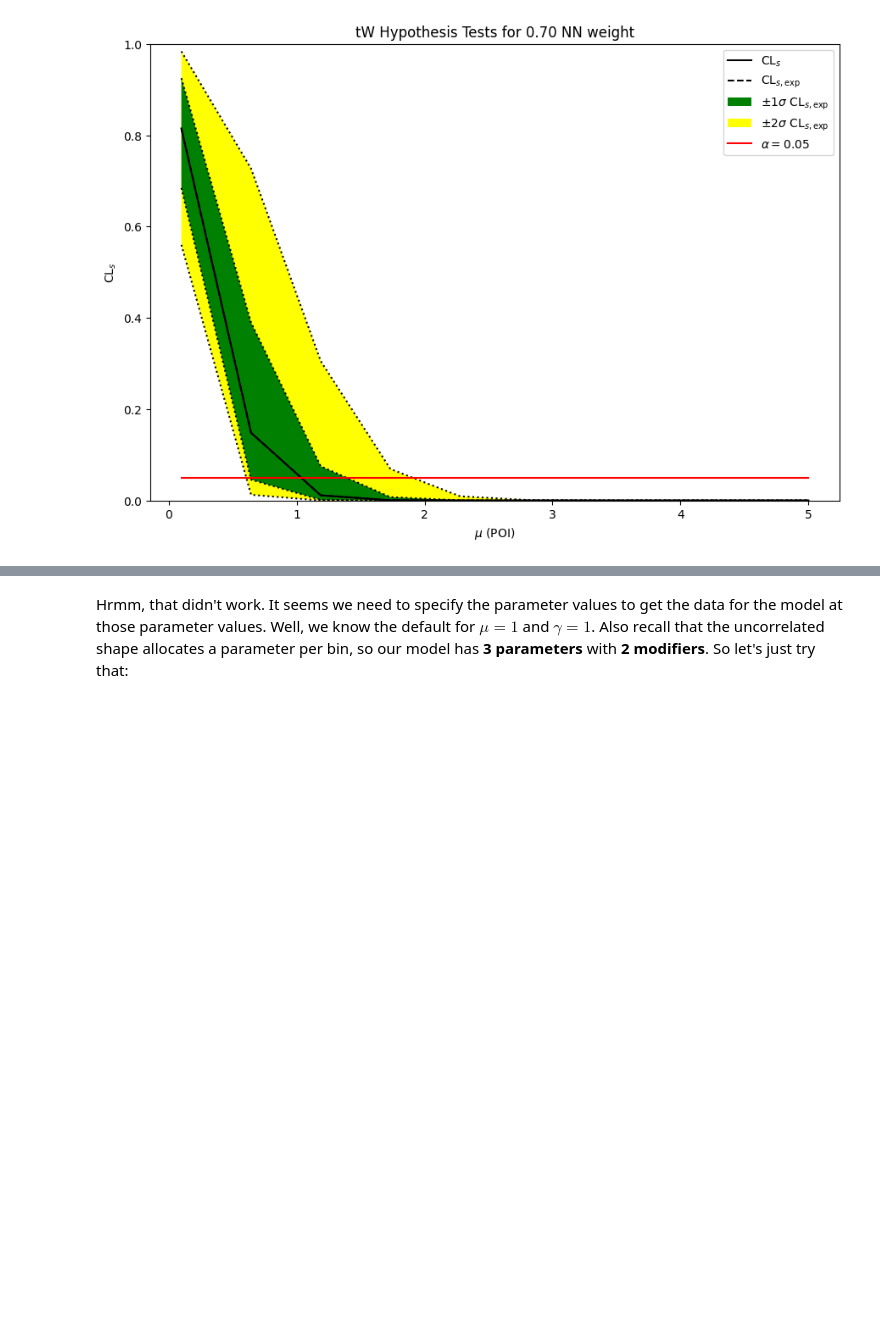
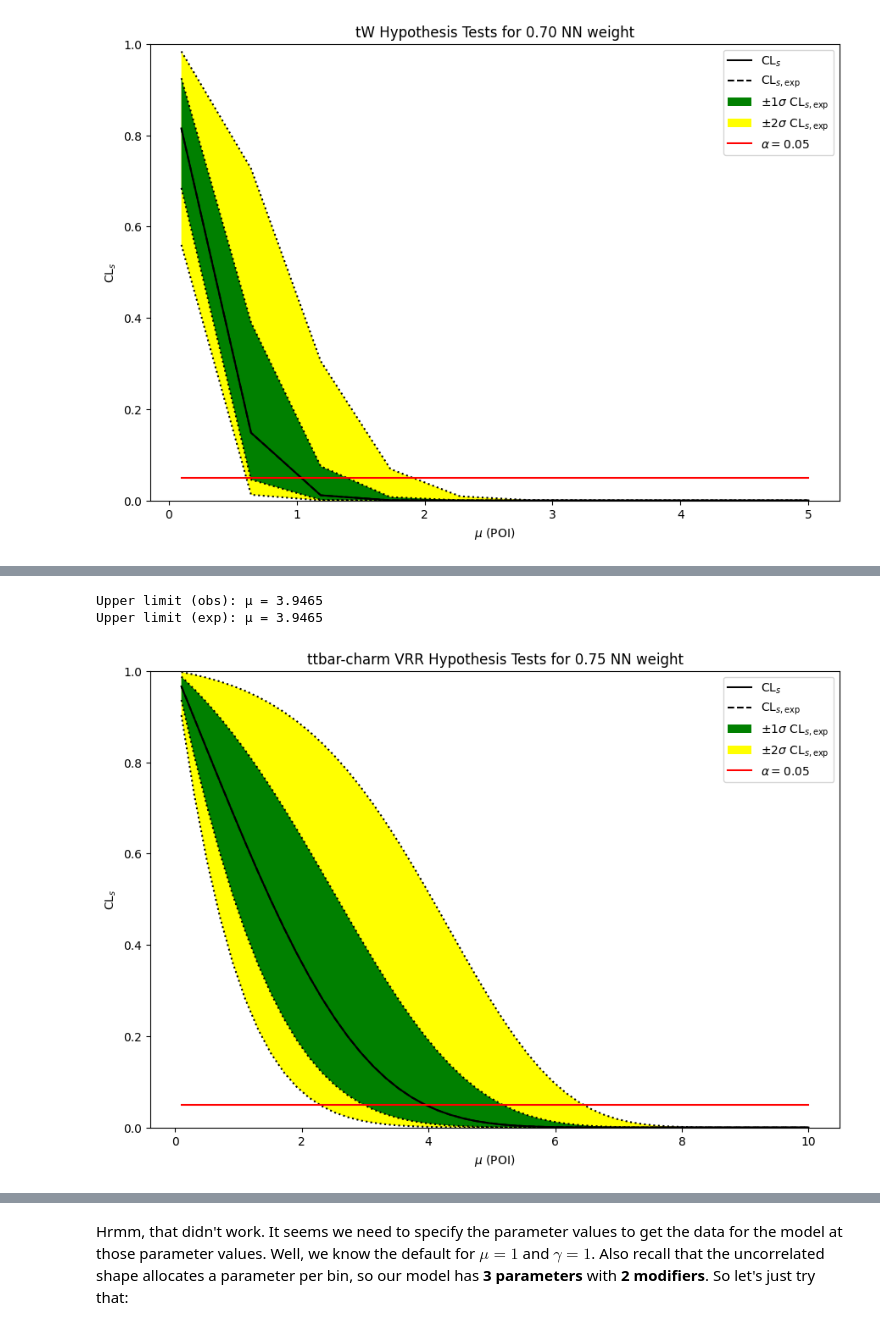
Before and after one commit to mghasemi19/TopFC, a Jupyter notebook: Fit_results/UL_pyhf.ipynb, the cells around one changed output, grey strips where cells are left out. Cells and saved outputs as stored; diff of their text form; code cells hidden in the pictures; blank space fills up the shorter version.

```diff
--- a/Fit_results/UL_pyhf.ipynb
+++ b/Fit_results/UL_pyhf.ipynb
@@ -162,0 +213,6 @@ Upper limit (exp): μ = 1.0355
+# %%
+coupling_UL_compute(41.2, 379.7, 0.25, "ttbar-charm VRR", "0.75", False)
+# %% [output]
+Upper limit (obs): μ = 3.9465
+Upper limit (exp): μ = 3.9465
+[figure, added]
```
Also changed, not shown: parts of 12 cells of this notebook.
